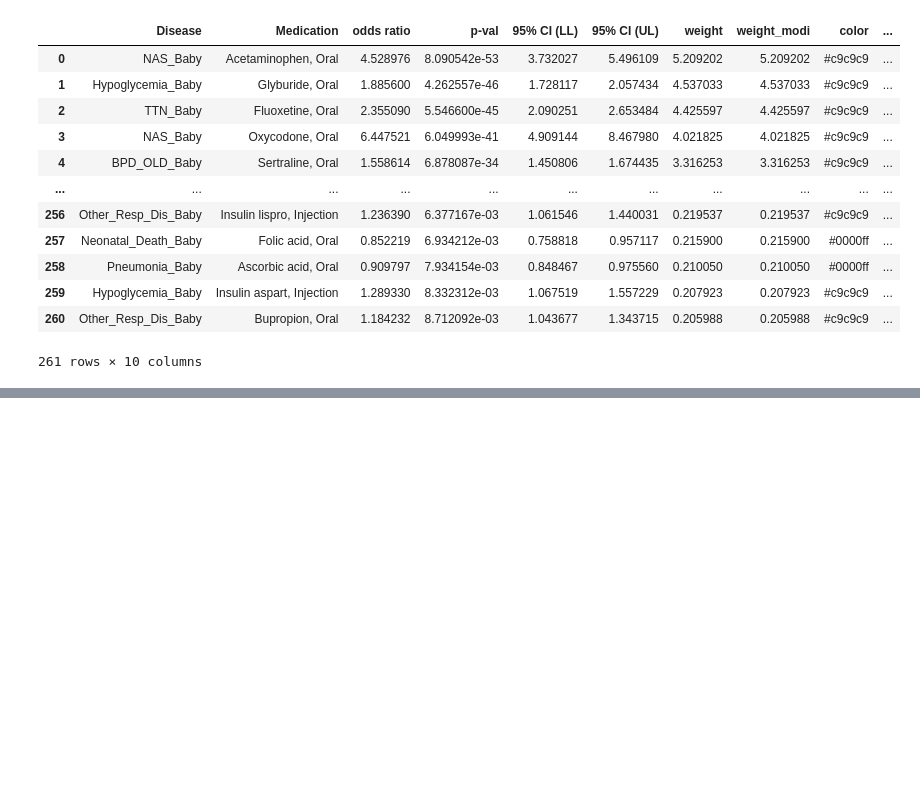
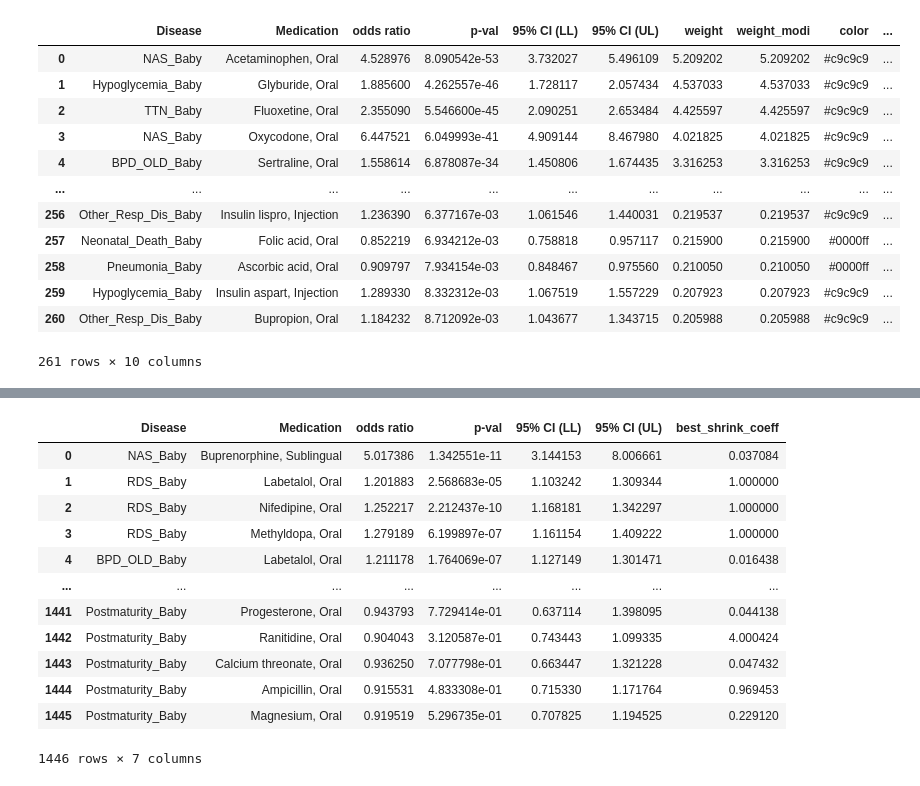
Before and after one commit to yerakim824/PregMedNet, a Jupyter notebook: Interactive_Webapp/Test_Previous_Formulas.ipynb, the cells around one changed output, grey strips where cells are left out. Drawn from its saved outputs; the diff is of its cells as text; code cells hidden in the pictures; blank space fills up the shorter version.

```diff
--- a/Interactive_Webapp/Test_Previous_Formulas.ipynb
+++ b/Interactive_Webapp/Test_Previous_Formulas.ipynb
@@ -1207,0 +1226,16 @@ adj_edge_df.to_csv('2024_reference_tables/adj_edges_modified.csv')
+# %%
+pd.read_csv('2024_reference_tables/adj_or_all_nov2024.csv').drop(columns=['Unnamed: 0'])
+# %% [output]
+|  | Disease | Medication | odds ratio | p-val | 95% CI (LL) | 95% CI (UL) | best_shrink_coeff |
+| 0 | NAS_Baby | Buprenorphine, Sublingual | 5.017386 | 1.342551e-11 | 3.144153 | 8.006661 | 0.037084 |
+| 1 | RDS_Baby | Labetalol, Oral | 1.201883 | 2.568683e-05 | 1.103242 | 1.309344 | 1.000000 |
+| 2 | RDS_Baby | Nifedipine, Oral | 1.252217 | 2.212437e-10 | 1.168181 | 1.342297 | 1.000000 |
+| 3 | RDS_Baby | Methyldopa, Oral | 1.279189 | 6.199897e-07 | 1.161154 | 1.409222 | 1.000000 |
+| 4 | BPD_OLD_Baby | Labetalol, Oral | 1.211178 | 1.764069e-07 | 1.127149 | 1.301471 | 0.016438 |
+| ... | ... | ... | ... | ... | ... | ... | ... |
+| 1441 | Postmaturity_Baby | Progesterone, Oral | 0.943793 | 7.729414e-01 | 0.637114 | 1.398095 | 0.044138 |
+| 1442 | Postmaturity_Baby | Ranitidine, Oral | 0.904043 | 3.120587e-01 | 0.743443 | 1.099335 | 4.000424 |
+| 1443 | Postmaturity_Baby | Calcium threonate, Oral | 0.936250 | 7.077798e-01 | 0.663447 | 1.321228 | 0.047432 |
+| 1444 | Postmaturity_Baby | Ampicillin, Oral | 0.915531 | 4.833308e-01 | 0.715330 | 1.171764 | 0.969453 |
+| 1445 | Postmaturity_Baby | Magnesium, Oral | 0.919519 | 5.296735e-01 | 0.707825 | 1.194525 | 0.229120 |
+1446 rows × 7 columns
```
Also changed, not shown: parts of 2 cells of this notebook, 2 other files.
